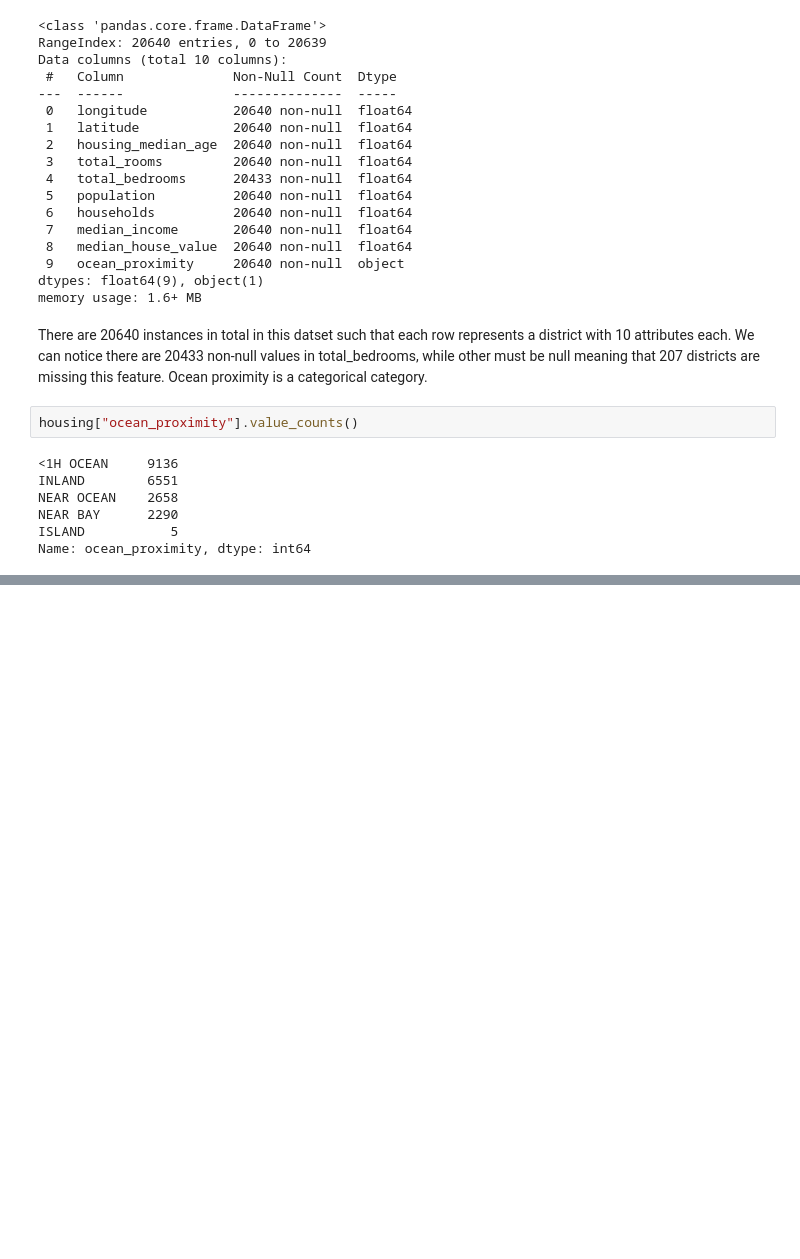
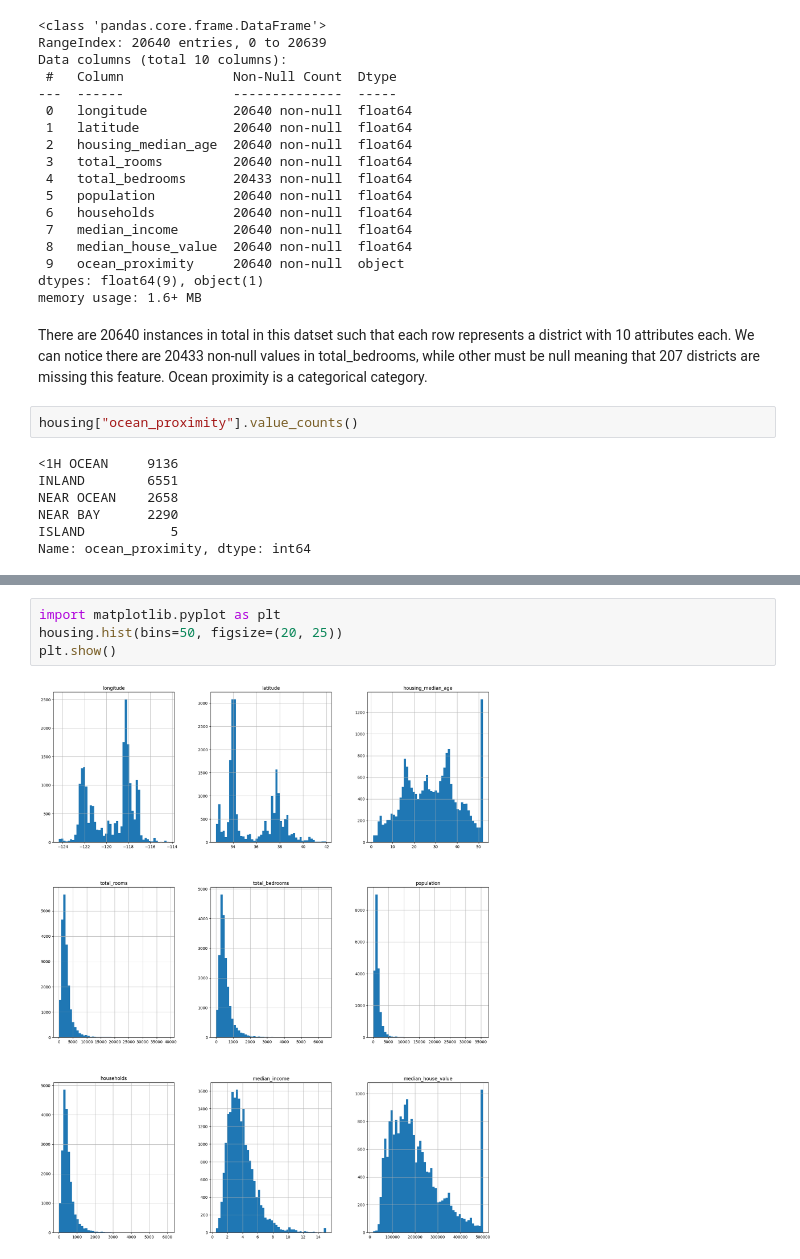
Before and after one commit to akhil-maker/Hands_On_ML, a Jupyter notebook: 01_EndtoEndMLProject.ipynb, the cells around one changed output, grey strips where cells are left out. Cells and saved outputs as stored; diff of their text form; blank space fills up the shorter version.

Commit message:
Visualization

```diff
--- a/01_EndtoEndMLProject.ipynb
+++ b/01_EndtoEndMLProject.ipynb
@@ -69,3 +67,9 @@ housing.describe()
 | 50% | -118.490000 | 34.260000 | 29.000000 | 2127.000000 | 435.000000 | 1166.000000 | 409.000000 | ... |
 | 75% | -118.010000 | 37.710000 | 37.000000 | 3148.000000 | 647.000000 | 1725.000000 | 605.000000 | ... |
 | max | -114.310000 | 41.950000 | 52.000000 | 39320.000000 | 6445.000000 | 35682.000000 | 6082.000000 | ... |
+# %%
+import matplotlib.pyplot as plt
+housing.hist(bins=50, figsize=(20, 25))
+plt.show()
+# %% [output]
+[figure, added]
```
Also changed, not shown: parts of 11 cells of this notebook.
